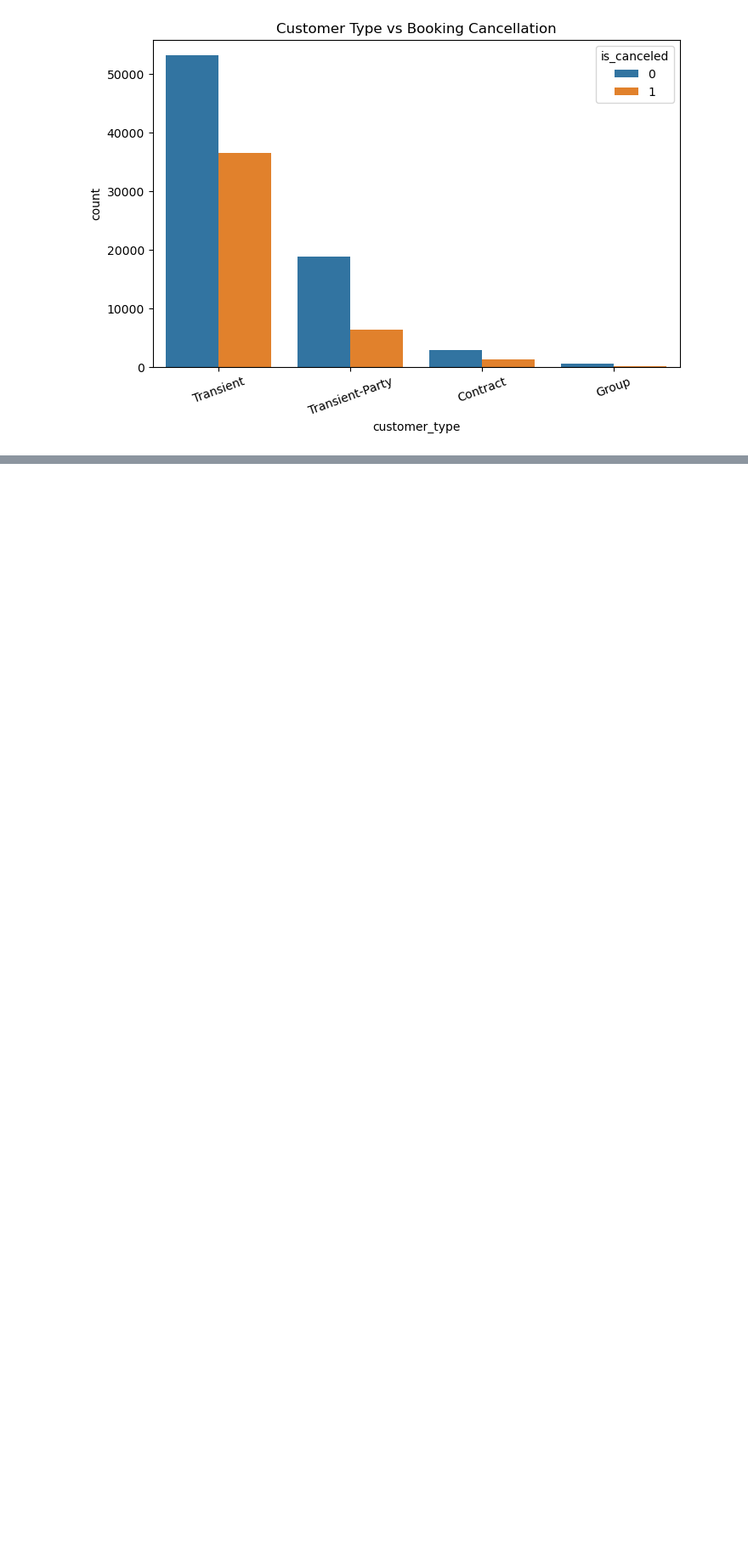
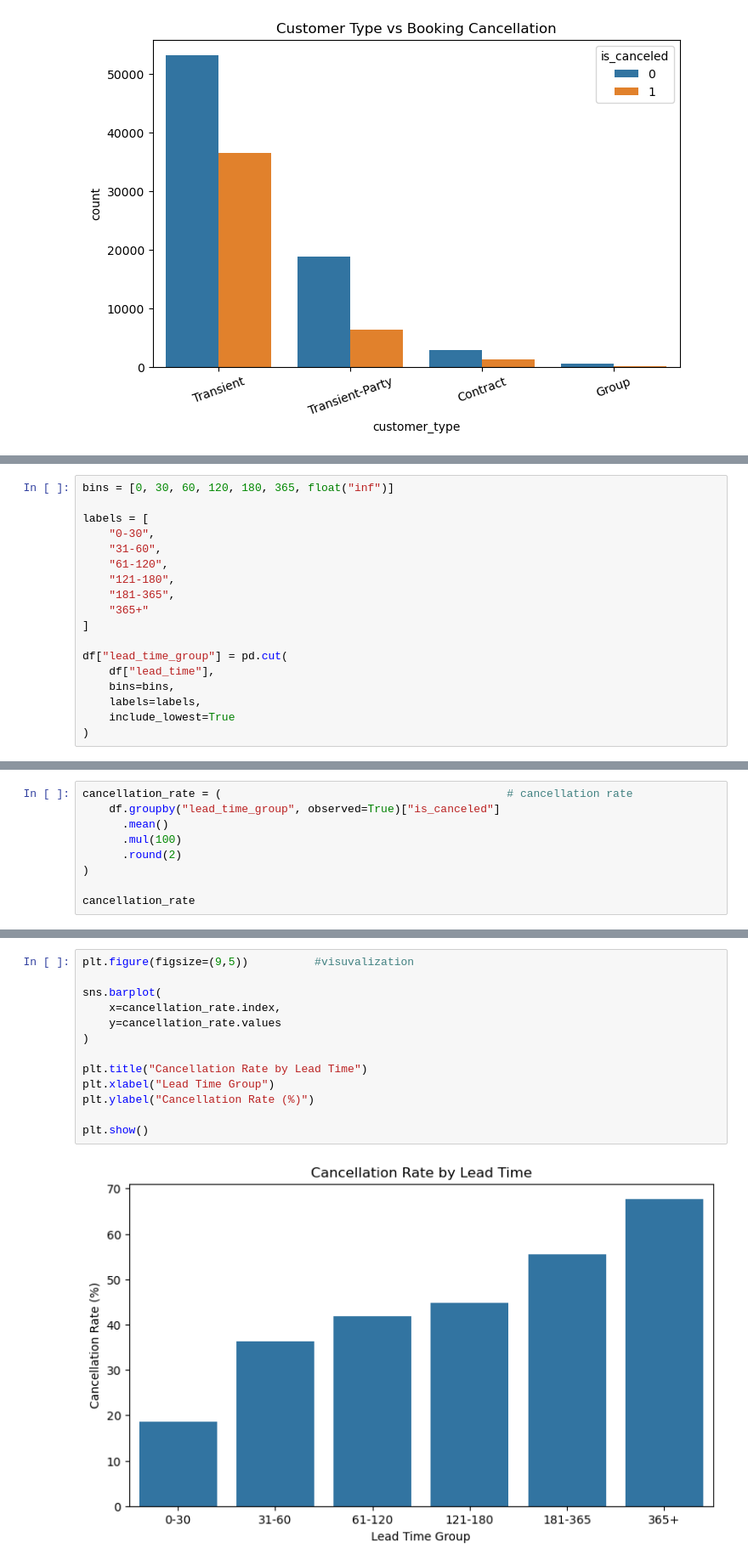
Before and after one commit to greeshavaishnavi09/Hotel_Booking_Cancellation_Prediction, a Jupyter notebook: research/02_eda.ipynb, the cells around one changed output, grey strips where cells are left out. Shown at 85% size. Drawn from its saved outputs; the diff is of its cells as text; blank space fills up the shorter version.

```diff
--- a/research/02_eda.ipynb
+++ b/research/02_eda.ipynb
@@ -707,0 +794,18 @@ plt.show()
+# %%
+bins = [0, 30, 60, 120, 180, 365, float("inf")]
+
+labels = [
+    "0-30",
+    "31-60",
+    "61-120",
+    "121-180",
+    "181-365",
+    "365+"
+]
+
+df["lead_time_group"] = pd.cut(
+    df["lead_time"],
+    bins=bins,
+    labels=labels,
+    include_lowest=True
+)
@@ -707,0 +823,9 @@ plt.show()
+# %%
+cancellation_rate = (                                           # cancellation rate
+    df.groupby("lead_time_group", observed=True)["is_canceled"]
+      .mean()
+      .mul(100)
+      .round(2)
+)
+
+cancellation_rate
@@ -707,0 +841,15 @@ plt.show()
+# %%
+plt.figure(figsize=(9,5))          #visuvalization
+
+sns.barplot(
+    x=cancellation_rate.index,
+    y=cancellation_rate.values
+)
+
+plt.title("Cancellation Rate by Lead Time")
+plt.xlabel("Lead Time Group")
+plt.ylabel("Cancellation Rate (%)")
+
+plt.show()
+# %% [output]
+[figure, added]
```
Also changed, not shown: parts of 9 cells of this notebook.
